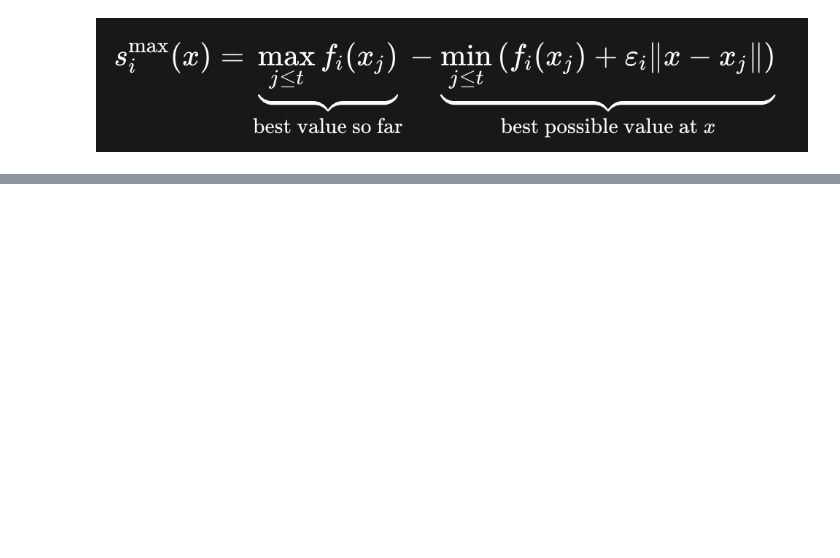
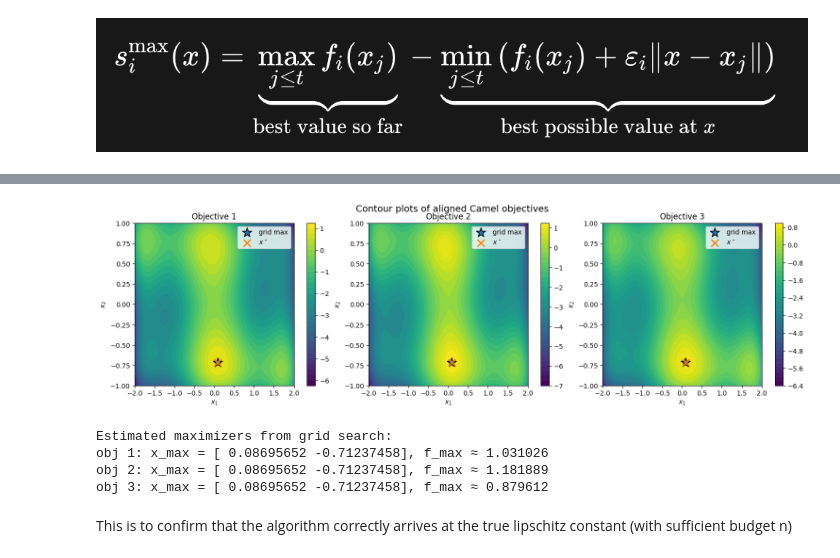
Before and after one commit to gondore/JustinLoi.github.io, a Jupyter notebook: notebooks/Tutorial_1_ECP_for_Global_Optimization_of_Available_Functions.ipynb, the cells around one changed output, grey strips where cells are left out. Drawn from its saved outputs; the diff is of its cells as text; code cells hidden in the pictures; blank space fills up the shorter version.

```diff
--- a/notebooks/Tutorial_1_ECP_for_Global_Optimization_of_Available_Functions.ipynb
+++ b/notebooks/Tutorial_1_ECP_for_Global_Optimization_of_Available_Functions.ipynb
@@ -601,0 +806,69 @@ plt.show()
+# %%
+import numpy as np
+import matplotlib.pyplot as plt
+
+def contour_figure_aligned_family(f, x_star=None, grid=300):
+    bounds = np.asarray(f.bounds, dtype=float)
+    assert bounds.shape[0] == 2, "Only implemented for 2D."
+
+    xs = np.linspace(bounds[0, 0], bounds[0, 1], grid)
+    ys = np.linspace(bounds[1, 0], bounds[1, 1], grid)
+    X, Y = np.meshgrid(xs, ys)
+
+    m = len(f.evaluate(np.array([xs[0], ys[0]], dtype=float)))
+    Zs = np.zeros((m, grid, grid), dtype=float)
+
+    for i in range(grid):
+        for j in range(grid):
+            Zs[:, i, j] = f.evaluate(np.array([X[i, j], Y[i, j]], dtype=float))
+
+    max_points = []
+    max_vals = []
+    for k in range(m):
+        idx = np.unravel_index(np.argmax(Zs[k]), Zs[k].shape)
+        max_points.append(np.array([X[idx], Y[idx]]))
+        max_vals.append(Zs[k][idx])
+
+    fig, axes = plt.subplots(1, m, figsize=(5*m, 4.2), constrained_layout=True)
+    if m == 1:
+        axes = [axes]
+
+    for k, ax in enumerate(axes):
+        cf = ax.contourf(X, Y, Zs[k], levels=35)
+        ax.contour(X, Y, Zs[k], levels=12, linewidths=0.5)
+        plt.colorbar(cf, ax=ax)
+
+        mp = max_points[k]
+        ax.scatter(mp[0], mp[1], marker="*", s=220, edgecolors="black", linewidths=1.2, label="grid max")
+        if x_star is not None:
+            ax.scatter(x_star[0], x_star[1], marker="x", s=120, linewidths=2, label=r"$x^\star$")
+
+        ax.set_title(f"Objective {k+1}")
+        ax.set_xlabel(r"$x_1$")
+        ax.set_ylabel(r"$x_2$")
+        ax.legend(loc="best")
+
+    plt.suptitle("Contour plots of aligned Camel objectives", y=1.03, fontsize=14)
+    plt.show()
+
+    print("Estimated maximizers from grid search:")
+    for k in range(m):
+        print(f"obj {k+1}: x_max = {max_points[k]}, f_max ≈ {max_vals[k]:.6f}")
+
+    return {
+        "X": X,
+        "Y": Y,
+        "Zs": Zs,
+        "max_points": np.array(max_points),
+        "max_vals": np.array(max_vals),
+    }
+
+contour_results = contour_figure_aligned_family(f, x_star=x_star, grid=300)
+# %% [output]
+[figure, added]
+Estimated maximizers from grid search:
+obj 1: x_max = [ 0.08695652 -0.71237458], f_max ≈ 1.031026
+obj 2: x_max = [ 0.08695652 -0.71237458], f_max ≈ 1.181889
+obj 3: x_max = [ 0.08695652 -0.71237458], f_max ≈ 0.879612
+# %% [markdown]
+This is to confirm that the algorithm correctly arrives at the true lipschitz constant (with sufficient budget n)
```
Also changed, not shown: parts of 52 cells of this notebook.
